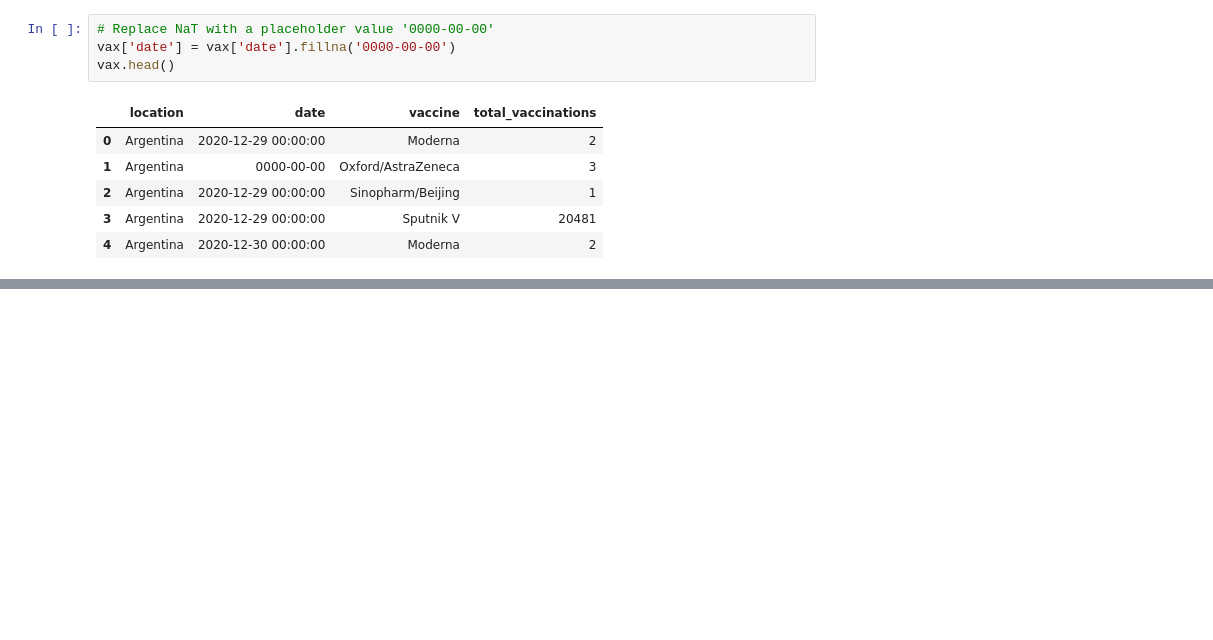
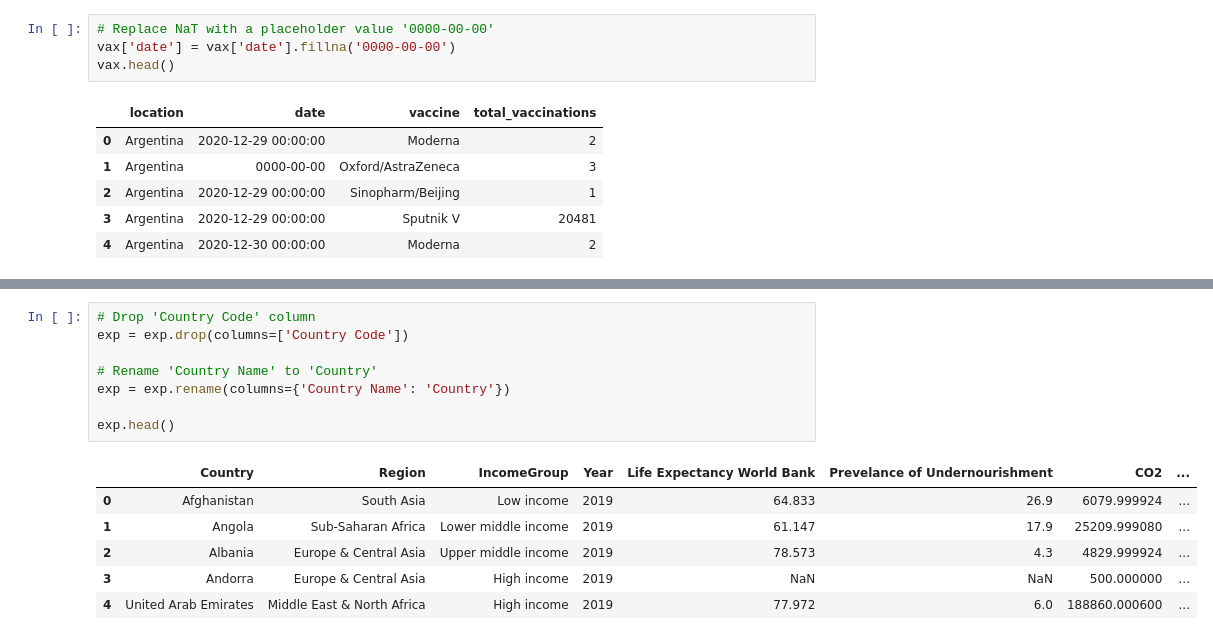
Before and after one commit to JoanneSiarivita/Data_Viz, a Jupyter notebook: data_viz/notebooks/DV.ipynb, the cells around one changed output, grey strips where cells are left out. Saved outputs shown, nothing was run; the diff lists cells and outputs as text; blank space fills up the shorter version.

```diff
--- a/data_viz/notebooks/DV.ipynb
+++ b/data_viz/notebooks/DV.ipynb
@@ -167,0 +215,15 @@ vax.head()
+# %%
+# Drop 'Country Code' column
+exp = exp.drop(columns=['Country Code'])
+
+# Rename 'Country Name' to 'Country'
+exp = exp.rename(columns={'Country Name': 'Country'})
+
+exp.head()
+# %% [output]
+|  | Country | Region | IncomeGroup | Year | Life Expectancy World Bank | Prevelance of Undernourishment | CO2 | ... |
+| 0 | Afghanistan | South Asia | Low income | 2019 | 64.833 | 26.9 | 6079.999924 | ... |
+| 1 | Angola | Sub-Saharan Africa | Lower middle income | 2019 | 61.147 | 17.9 | 25209.999080 | ... |
+| 2 | Albania | Europe & Central Asia | Upper middle income | 2019 | 78.573 | 4.3 | 4829.999924 | ... |
+| 3 | Andorra | Europe & Central Asia | High income | 2019 | NaN | NaN | 500.000000 | ... |
+| 4 | United Arab Emirates | Middle East & North Africa | High income | 2019 | 77.972 | 6.0 | 188860.000600 | ... |
```
Also changed, not shown: parts of 8 cells of this notebook.
